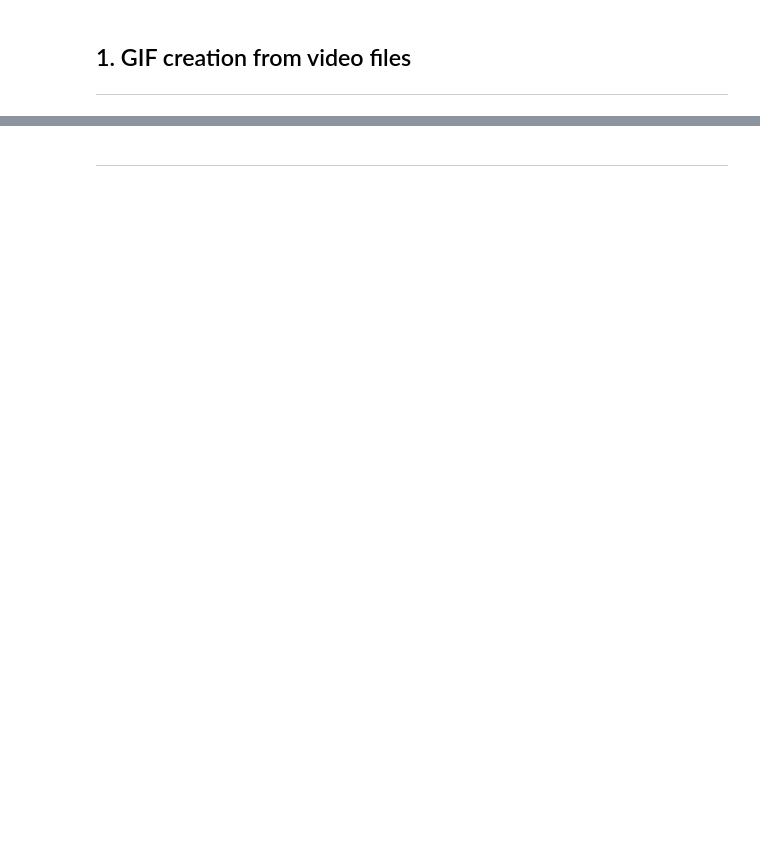
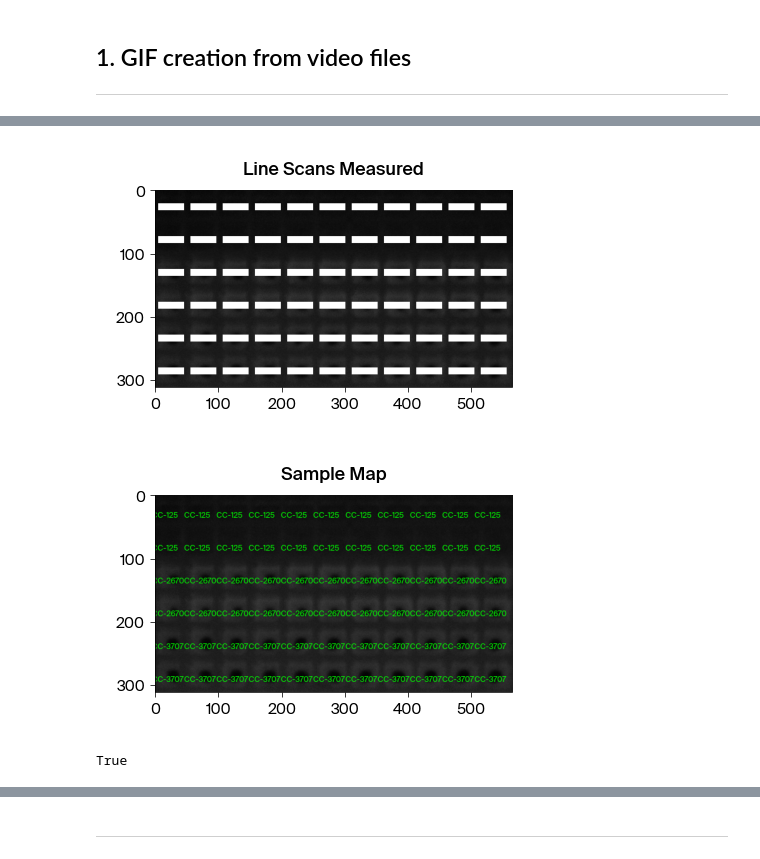
Before and after one commit to Arcadia-Science/2024-chlamy-mutant-motility-pub, a Jupyter notebook: notebooks/vbottom-motility-linescan.ipynb, the cells around one changed output, grey strips where cells are left out. Saved outputs shown, nothing was run; the diff lists cells and outputs as text; code cells hidden in the pictures; blank space fills up the shorter version.

```diff
--- a/notebooks/vbottom-motility-linescan.ipynb
+++ b/notebooks/vbottom-motility-linescan.ipynb
@@ -435,0 +165,63 @@ CC-2670 vs CC-3707  1.422669e-08
+# %%
+# Create a copy of the image to draw the lines on
+image_with_lines = image.copy()
+image_with_details = cv2.cvtColor(image.copy(), cv2.COLOR_GRAY2BGR)
+
+# Updated labels for each well
+labels = [
+    ["CC-125"] * num_cols,
+    ["CC-125"] * num_cols,
+    ["CC-2670"] * num_cols,
+    ["CC-2670"] * num_cols,
+    ["CC-3707"] * num_cols,
+    ["CC-3707"] * num_cols,
+]
+
+flat_labels = [label for row in labels for label in row]
+
+# Load the Suisse Int'l font
+try:
+    font_path = "/path/to/SuisseIntl-Regular.ttf"
+    font = ImageFont.truetype(font_path, 12)
+except OSError:
+    print("Suisse Int'l font not found. Using default font.")
+    font = ImageFont.load_default()
+
+# Convert the image_with_details to PIL format for text drawing
+image_with_details_pil = Image.fromarray(cv2.cvtColor(image_with_details, cv2.COLOR_BGR2RGB))
+draw = ImageDraw.Draw(image_with_details_pil)
+
+# Draw lines on the image and label the wells
+for i, (center_y, center_x) in enumerate(well_centers):
+    start_x = max(center_x - scan_length // 2, 0)
+    end_x = min(center_x + scan_length // 2, width - 1)
+
+    for offset in range(-scan_width // 2, scan_width // 2 + 1):
+        rr, cc = line(center_y + offset, start_x, center_y + offset, end_x)
+        image_with_lines[rr, cc] = 255
+
+    # Add sample details to the detailed image using PIL
+    draw.text((center_x - 30, center_y), flat_labels[i], font=font, fill=(0, 255, 0))
+
+# Convert back to OpenCV format
+image_with_details = cv2.cvtColor(np.array(image_with_details_pil), cv2.COLOR_RGB2BGR)
+
+# Display the images with the scanned lines and details
+plt.imshow(image_with_lines, cmap="gray")
+plt.title("Line Scans Measured")
+plt.show()
+
+plt.imshow(image_with_details)
+plt.title("Sample Map")
+plt.show()
+
+# Save the images
+marked_image_path = "../results/linescan_strain_results/marked_well_lines.png"
+details_image_path = "../results/linescan_strain_results/marked_details.png"
+os.makedirs(os.path.dirname(marked_image_path), exist_ok=True)
+cv2.imwrite(marked_image_path, image_with_lines)
+cv2.imwrite(details_image_path, image_with_details)
+# %% [output]
+[figure, added]
+[figure, added]
+True
```
Also changed, not shown: parts of 30 cells of this notebook, 14 other files.
